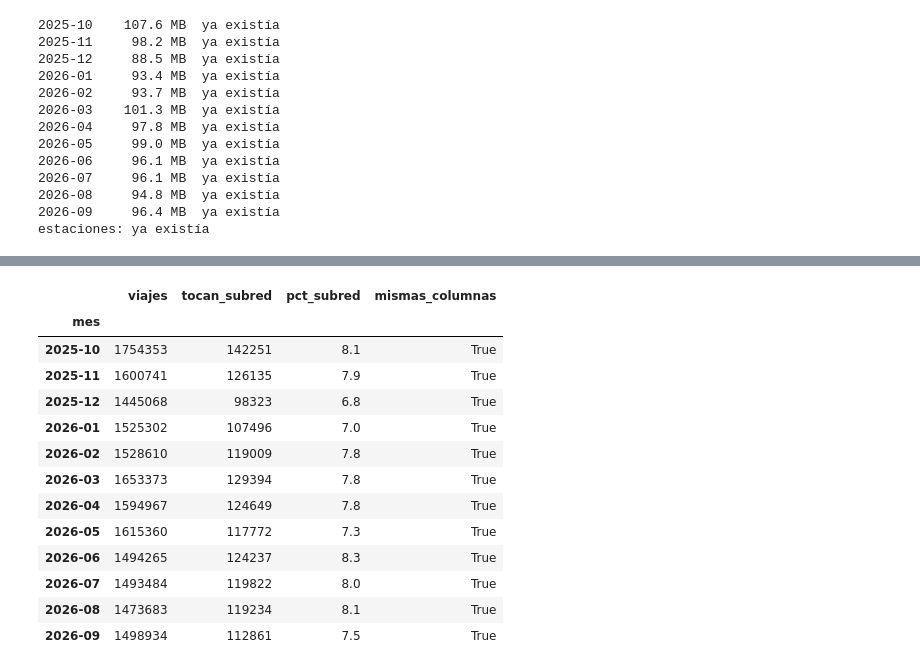
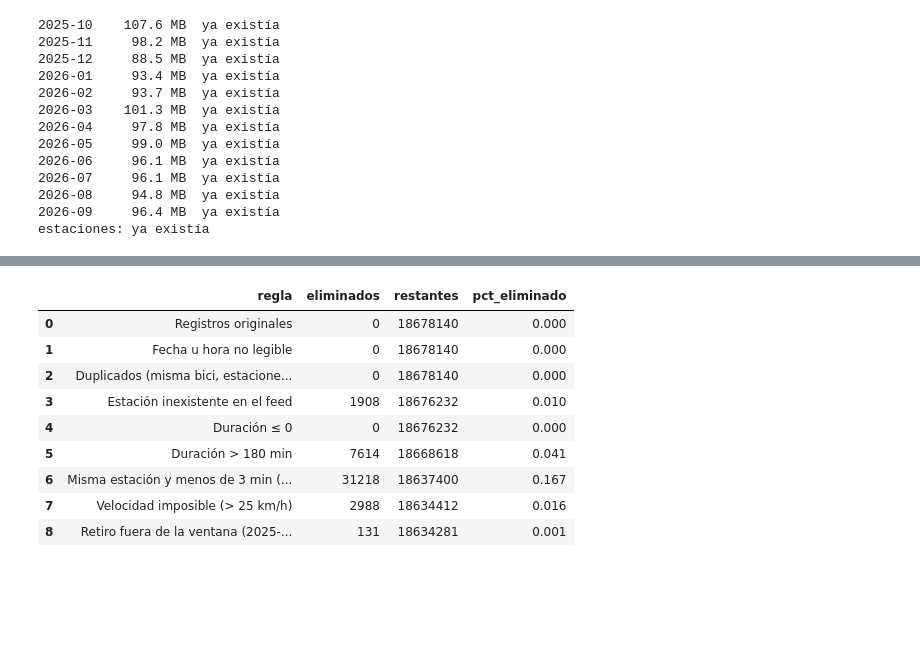
Before and after one commit to roquemorales22u/ECOBICI---STOCHASTIC---OPTIMIZATION, a Jupyter notebook: data_cleaning.ipynb, the cells around one changed output, grey strips where cells are left out. Saved outputs shown, nothing was run; the diff lists cells and outputs as text; code cells hidden in the pictures; blank space fills up the shorter version.

```diff
--- a/data_cleaning.ipynb
+++ b/data_cleaning.ipynb
@@ -14,15 +14,20 @@ Definimos las rutas, las URLs de los 12 meses (las mismas de `pipeline_datos_eco
 from pathlib import Path
 import json
 
+import numpy as np
 import pandas as pd
 import requests
+from pandas.api.types import union_categoricals
 
 pd.set_option("display.max_columns", None)
 
 DIR_TRIPS = Path("data/raw/trips")
+DIR_LIMPIO = Path("data/clean")
+DIR_TABLAS = Path("outputs/tablas")
 RUTA_ESTACIONES = Path("data/raw/station_information.json")
 
 MES_PRINCIPAL = "2026-09"
+INICIO, FIN = "2025-10-01", "2026-10-01"     # ventana de 12 meses por fecha de retiro
 
 BASE = "https://ecobici.cdmx.gob.mx/wp-content/uploads"
 URLS = {
@@ -42,17 +47,16 @@ URLS = {
 URL_ESTACIONES = "https://gbfs.mex.lyftbikes.com/gbfs/en/station_information.json"
 
 SUBRED = {
+    "014": "Reforma",
+    "027": "Reforma",
+    "018": "Reforma",
     "271-272": "Buenavista",
     "273-274": "Buenavista",
-    "266-267": "Buenavista",
-    "268-269": "Buenavista",
-    "014": "Reforma",
-    "474": "Reforma",
-    "027": "Reforma",
-    "018": "Reforma",
-    "017": "Reforma",
-    "015": "Reforma",
 }
+
+COL_RETIRO = "Ciclo_Estacion_Retiro"
+COL_ARRIBO = "Ciclo_EstacionArribo"
+FORMATO = "%d/%m/%Y %H:%M:%S"
 # %% [markdown]
 ## 2. Descarga
 
@@ -177,31 +235,55 @@ Tabla de control para ver que todos los meses llegaron completos y con el mismo
 # %%
-filas = []
-for mes, ruta in rutas.items():
-    m = pd.read_csv(ruta, dtype=str)
-    toca = m[COL_RETIRO].isin(SUBRED) | m[COL_ARRIBO].isin(SUBRED)
-    filas.append({
-        "mes": mes,
-        "viajes": len(m),
-        "tocan_subred": int(toca.sum()),
-        "pct_subred": round(100 * toca.mean(), 1),
-        "mismas_columnas": list(m.columns) == list(df.columns[:-1]),
-    })
+DUR_MAX_MIN, DUR_MIN_MISMA, VEL_MAX_KMH = 180, 3, 25
 
-resumen_meses = pd.DataFrame(filas).set_index("mes")
-resumen_meses
+def limpiar(d, inicio, fin):
+    log = [("Registros originales", 0, len(d))]
+
+    def aplicar(regla, quitar):
+        nonlocal d
+        n = int(quitar.sum())
+        d = d[~quitar]
+        log.append((regla, n, len(d)))
+
+    aplicar("Fecha u hora no legible", d["retiro"].isna() | d["arribo"].isna())
+    aplicar("Duplicados (misma bici, estaciones y horas)", d.duplicated(subset=["Bici", COL_RETIRO, COL_ARRIBO, "retiro", "arribo"]))
+
+    validas = set(estaciones["short_name"])
+    aplicar("Estación inexistente en el feed", ~d[COL_RETIRO].isin(validas) | ~d[COL_ARRIBO].isin(validas))
+
+    d = d.assign(duracion_min=(d["arribo"] - d["retiro"]).dt.total_seconds() / 60)
+    aplicar("Duración ≤ 0", d["duracion_min"] <= 0)
+    aplicar(f"Duración > {DUR_MAX_MIN} min", d["duracion_min"] > DUR_MAX_MIN)
+    aplicar(f"Misma estación y menos de {DUR_MIN_MISMA} min (no hubo viaje)",
+            (d["duracion_min"] < DUR_MIN_MISMA) & (d[COL_RETIRO] == d[COL_ARRIBO]))
+
+    coords = estaciones.set_index("short_name")[["lat", "lon"]]
+    lat1 = np.radians(d[COL_RETIRO].map(coords["lat"]).astype(float))
+    lon1 = np.radians(d[COL_RETIRO].map(coords["lon"]).astype(float))
+    lat2 = np.radians(d[COL_ARRIBO].map(coords["lat"]).astype(float))
+    lon2 = np.radians(d[COL_ARRIBO].map(coords["lon"]).astype(float))
+    a = np.sin((lat2 - lat1) / 2) ** 2 + np.cos(lat1) * np.cos(lat2) * np.sin((lon2 - lon1) / 2) ** 2
+    d = d.assign(distancia_km=2 * 6371 * np.arcsin(np.sqrt(a)))
+    d = d.assign(velocidad_kmh=d["distancia_km"] / (d["duracion_min"] / 60))
+    aplicar(f"Velocidad imposible (> {VEL_MAX_KMH} km/h)", d["velocidad_kmh"] > VEL_MAX_KMH)
+
+    aplicar(f"Retiro fuera de la ventana ({inicio} a {fin})", (d["retiro"] < inicio) | (d["retiro"] >= fin))
+
+    log = pd.DataFrame(log, columns=["regla", "eliminados", "restantes"])
+    log["pct_eliminado"] = (100 * log["eliminados"] / log.loc[0, "restantes"]).round(3)
+    return d.reset_index(drop=True), log
+
+
+df, log_limpieza = limpiar(df, INICIO, FIN)
+log_limpieza
 # %% [output]
-|  | viajes | tocan_subred | pct_subred | mismas_columnas |
-| mes |  |  |  |  |
-| 2025-10 | 1754353 | 142251 | 8.1 | True |
-| 2025-11 | 1600741 | 126135 | 7.9 | True |
-| 2025-12 | 1445068 | 98323 | 6.8 | True |
-| 2026-01 | 1525302 | 107496 | 7.0 | True |
-| 2026-02 | 1528610 | 119009 | 7.8 | True |
-| 2026-03 | 1653373 | 129394 | 7.8 | True |
-| 2026-04 | 1594967 | 124649 | 7.8 | True |
-| 2026-05 | 1615360 | 117772 | 7.3 | True |
-| 2026-06 | 1494265 | 124237 | 8.3 | True |
-| 2026-07 | 1493484 | 119822 | 8.0 | True |
-| 2026-08 | 1473683 | 119234 | 8.1 | True |
-| 2026-09 | 1498934 | 112861 | 7.5 | True |
+|  | regla | eliminados | restantes | pct_eliminado |
+| 0 | Registros originales | 0 | 18678140 | 0.000 |
+| 1 | Fecha u hora no legible | 0 | 18678140 | 0.000 |
+| 2 | Duplicados (misma bici, estacione... | 0 | 18678140 | 0.000 |
+| 3 | Estación inexistente en el feed | 1908 | 18676232 | 0.010 |
+| 4 | Duración ≤ 0 | 0 | 18676232 | 0.000 |
+| 5 | Duración > 180 min | 7614 | 18668618 | 0.041 |
+| 6 | Misma estación y menos de 3 min (... | 31218 | 18637400 | 0.167 |
+| 7 | Velocidad imposible (> 25 km/h) | 2988 | 18634412 | 0.016 |
+| 8 | Retiro fuera de la ventana (2025-... | 131 | 18634281 | 0.001 |
 # %% [markdown]
```
Also changed, not shown: parts of 17 cells of this notebook, 1 other file.
